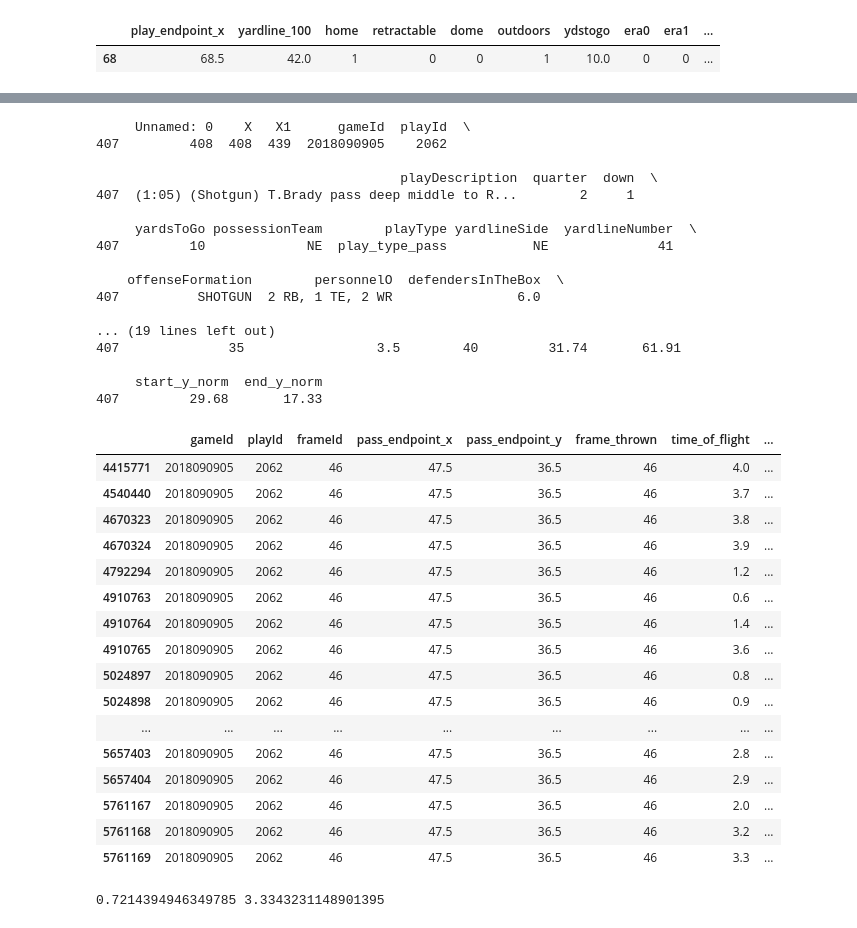
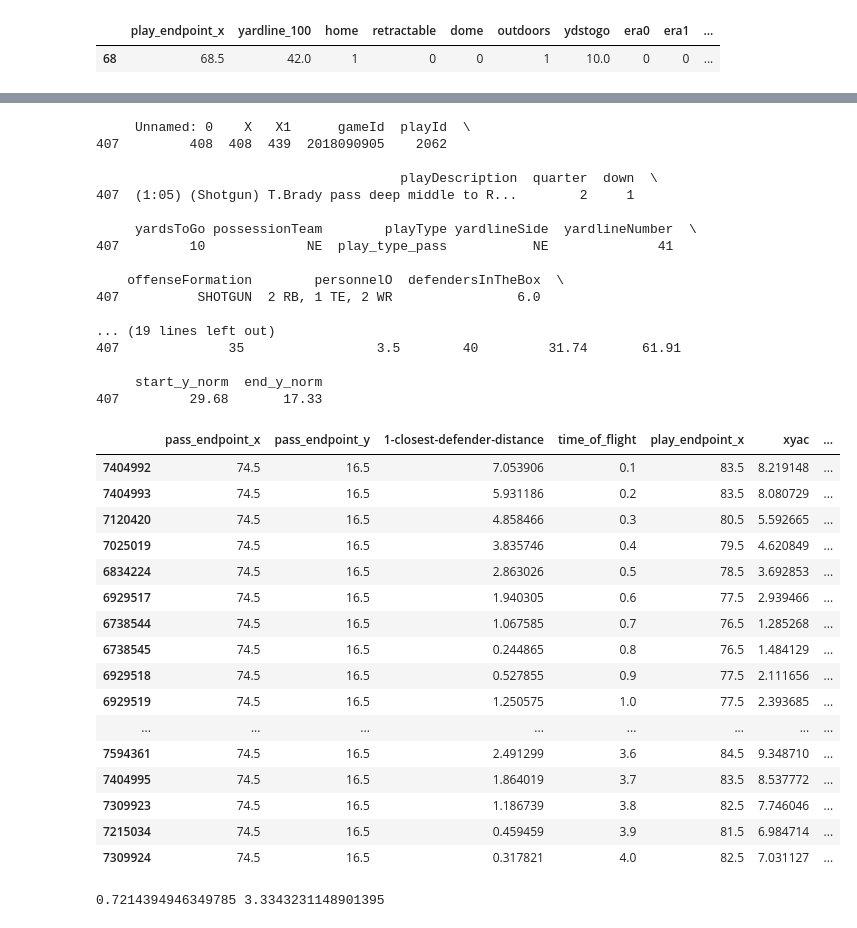
Before and after one commit to uditrana/BigDataBowl, a Jupyter notebook: analysis/xyac_epa_per_pass.ipynb, the cells around one changed output, grey strips where cells are left out. Drawn from its saved outputs; the diff is of its cells as text; code cells hidden in the pictures.

Commit message:
added changes to xyac model

```diff
--- a/analysis/xyac_epa_per_pass.ipynb
+++ b/analysis/xyac_epa_per_pass.ipynb
@@ -40,7 +40,7 @@ players_df = pd.read_csv(path_shared.format('players.csv'))
 track_df = pd.read_csv(path_shared.format('week1_norm.csv'))
 # %%
 params = lambda: None # create an empty object to add params
-params.a_max = 7
+params.a_max = 6
 params.s_max = 9
 params.reax_t = params.s_max/params.a_max
 params.avg_ball_speed = 20
@@ -232,14 +230,13 @@ def get_field_df(play_frame_group):
     t_at_smax = d_at_smax/params.s_max              #F, J,
     t_tot = t_lt_smax+t_at_smax                     #F, J,
 
+    cap = np.broadcast_to(t_tot[:,:,None],(*t_lt_smax.shape, len(T)))
     a1 =  np.broadcast_to(t_lt_smax[:,:,None],(*t_lt_smax.shape, len(T))) # F, J, T THIS IS TIME SPENT LT SMAX
-    a2 =  np.broadcast_to(T[None,None,:],(*t_lt_smax.shape, len(T))) # F, J, T
+    a2 =  np.broadcast_to(t_tot[:,:,None],(*t_lt_smax.shape, len(T))) # F, J, T
 
     time_lt_smax = np.where(a1 > a2, a2, a1) # F, J, T  THIS IS TIME LESS THAN MAX
     time_at_smax = a2 - time_lt_smax # F, J, T THIS IS TIME MORE at max
 
-    #print(time_lt_smax)
-    #print(time_at_smax)
 
 
     d = time_at_smax * params.s_max + int_s0[:,:,None]*time_lt_smax + 0.5*params.a_max*np.square(time_lt_smax) # F, J, T
@@ -328,31 +325,6 @@ def get_field_df(play_frame_group):
     field_df['play_endpoint_x'] = field_df['play_endpoint_x']+.5
     field_df['play_endpoint_x'] = np.where(field_df['play_endpoint_x'] > 120, 119.5, field_df['play_endpoint_x'])
 
-#     joined_df = pbp_joined[(pbp_joined.playId == play_id) & (pbp_joined.gameId == game_id)]
-#     for feat in epa_model.feature_names:
-#         field_df[feat] = joined_df.iloc[0][feat]
-
-#     ### CALCULTE XEPA
-#     dtest = treelite_runtime.Batch.from_npy2d(field_df[cols_when_model_builds_ep][:1].values)
-#     ypred = epa_predictor.predict(dtest)
-#     ep = np.sum(ypred*epvals, axis = 1)
-#     field_df["rish_ep"] = ep[0]
-
-#     field_df['los'] = 100 - field_df['yardline_100']
-#     field_df['first_down_line'] = field_df['los'] + field_df["ydstogo"] #fix this
-#     field_df['expected_end_up_line'] = field_df['pass_endpoint_x'] + field_df['xyac']
-#     field_df['isFirstDown'] = 0
-#     field_df['isFirstDown'] = np.where(field_df['expected_end_up_line'] >= field_df['first_down_line'], 1, 0)
-#     field_df['yardline_100'] = 110 - field_df['expected_end_up_line'] #fix this
-#     field_df['ydstogo'] = field_df['ydstogo'] - field_df['expected_end_up_line']
-#     field_df['ydstogo'] = np.where(field_df['isFirstDown'] == 1, 10, field_df['ydstogo'])
-#     field_df['down1'] = np.where(field_df['isFirstDown'] == 1, 1, 0)
-
-
-#     dtest2 = treelite_runtime.Batch.from_npy2d(field_df[cols_when_model_builds_ep].values)
-#     ypred2 = epa_predictor.predict(dtest2)
-#     y_vals2 = np.sum(ypred2*epvals, axis = 1)
-#     field_df['xep'] = y_vals2
 
     time2 = time.time()
     print(time2-time1)
@@ -407,49 +375,49 @@ added_epa
 # %%
 expanded = pd.read_csv("plays_with_passer_expanded_with_z_norm.csv")
 expanded_stuff = expanded[(expanded.playId == play_id) & (expanded.gameId == game_id)]
-endpointx, endpointy = expanded_stuff.iloc[0]['end_x'], expanded_stuff.iloc[0]['end_y']
+endpointx, endpointy = 73.5, 16.5
 
 print(expanded_stuff)
 endpointx,endpointy = round(endpointx)+.5, round(endpointy)+.5
 
 possible_passes = added_epa[(added_epa.pass_endpoint_x == endpointx) & (added_epa.pass_endpoint_y == endpointy)
-                            & (added_epa.frameId == 46)   ]
-possible_passes
+                            & (added_epa.frameId ==  46)   ]
+possible_passes.sort_values('time_of_flight')[['pass_endpoint_x','pass_endpoint_y', "1-closest-defender-distance", "time_of_flight","play_endpoint_x", "xyac", "xep", "xepa"]]
 # %% [output]
      Unnamed: 0    X   X1      gameId  playId  \
 407         408  408  439  2018090905    2062
 
                                        playDescription  quarter  down  \
 407  (1:05) (Shotgun) T.Brady pass deep middle to R...        2     1
 
      yardsToGo possessionTeam        playType yardlineSide  yardlineNumber  \
 407         10             NE  play_type_pass           NE              41
 
     offenseFormation        personnelO  defendersInTheBox  \
 407          SHOTGUN  2 RB, 1 TE, 2 WR                6.0
 
 ... (19 lines left out)
 407              35                 3.5        40         31.74       61.91
 
      start_y_norm  end_y_norm
 407         29.68       17.33
-|  | gameId | playId | frameId | pass_endpoint_x | pass_endpoint_y | frame_thrown | time_of_flight | ... |
-| 4415771 | 2018090905 | 2062 | 46 | 47.5 | 36.5 | 46 | 4.0 | ... |
-| 4540440 | 2018090905 | 2062 | 46 | 47.5 | 36.5 | 46 | 3.7 | ... |
-| 4670323 | 2018090905 | 2062 | 46 | 47.5 | 36.5 | 46 | 3.8 | ... |
-| 4670324 | 2018090905 | 2062 | 46 | 47.5 | 36.5 | 46 | 3.9 | ... |
-| 4792294 | 2018090905 | 2062 | 46 | 47.5 | 36.5 | 46 | 1.2 | ... |
-| 4910763 | 2018090905 | 2062 | 46 | 47.5 | 36.5 | 46 | 0.6 | ... |
-| 4910764 | 2018090905 | 2062 | 46 | 47.5 | 36.5 | 46 | 1.4 | ... |
-| 4910765 | 2018090905 | 2062 | 46 | 47.5 | 36.5 | 46 | 3.6 | ... |
-| 5024897 | 2018090905 | 2062 | 46 | 47.5 | 36.5 | 46 | 0.8 | ... |
-| 5024898 | 2018090905 | 2062 | 46 | 47.5 | 36.5 | 46 | 0.9 | ... |
-| ... | ... | ... | ... | ... | ... | ... | ... | ... |
-| 5657403 | 2018090905 | 2062 | 46 | 47.5 | 36.5 | 46 | 2.8 | ... |
-| 5657404 | 2018090905 | 2062 | 46 | 47.5 | 36.5 | 46 | 2.9 | ... |
-| 5761167 | 2018090905 | 2062 | 46 | 47.5 | 36.5 | 46 | 2.0 | ... |
-| 5761168 | 2018090905 | 2062 | 46 | 47.5 | 36.5 | 46 | 3.2 | ... |
-| 5761169 | 2018090905 | 2062 | 46 | 47.5 | 36.5 | 46 | 3.3 | ... |
+|  | pass_endpoint_x | pass_endpoint_y | 1-closest-defender-distance | time_of_flight | play_endpoint_x | xyac | ... |
+| 7404992 | 74.5 | 16.5 | 7.053906 | 0.1 | 83.5 | 8.219148 | ... |
+| 7404993 | 74.5 | 16.5 | 5.931186 | 0.2 | 83.5 | 8.080729 | ... |
+| 7120420 | 74.5 | 16.5 | 4.858466 | 0.3 | 80.5 | 5.592665 | ... |
+| 7025019 | 74.5 | 16.5 | 3.835746 | 0.4 | 79.5 | 4.620849 | ... |
+| 6834224 | 74.5 | 16.5 | 2.863026 | 0.5 | 78.5 | 3.692853 | ... |
+| 6929517 | 74.5 | 16.5 | 1.940305 | 0.6 | 77.5 | 2.939466 | ... |
+| 6738544 | 74.5 | 16.5 | 1.067585 | 0.7 | 76.5 | 1.285268 | ... |
+| 6738545 | 74.5 | 16.5 | 0.244865 | 0.8 | 76.5 | 1.484129 | ... |
+| 6929518 | 74.5 | 16.5 | 0.527855 | 0.9 | 77.5 | 2.111656 | ... |
+| 6929519 | 74.5 | 16.5 | 1.250575 | 1.0 | 77.5 | 2.393685 | ... |
+| ... | ... | ... | ... | ... | ... | ... | ... |
+| 7594361 | 74.5 | 16.5 | 2.491299 | 3.6 | 84.5 | 9.348710 | ... |
+| 7404995 | 74.5 | 16.5 | 1.864019 | 3.7 | 83.5 | 8.537772 | ... |
+| 7309923 | 74.5 | 16.5 | 1.186739 | 3.8 | 82.5 | 7.746046 | ... |
+| 7215034 | 74.5 | 16.5 | 0.459459 | 3.9 | 81.5 | 6.984714 | ... |
+| 7309924 | 74.5 | 16.5 | 0.317821 | 4.0 | 82.5 | 7.031127 | ... |
 # %%
 #HERE WE WILL GET PLAY INFORMATION FROM NFLFASTR JOINED
 
```
Also changed, not shown: parts of 7 cells of this notebook.
